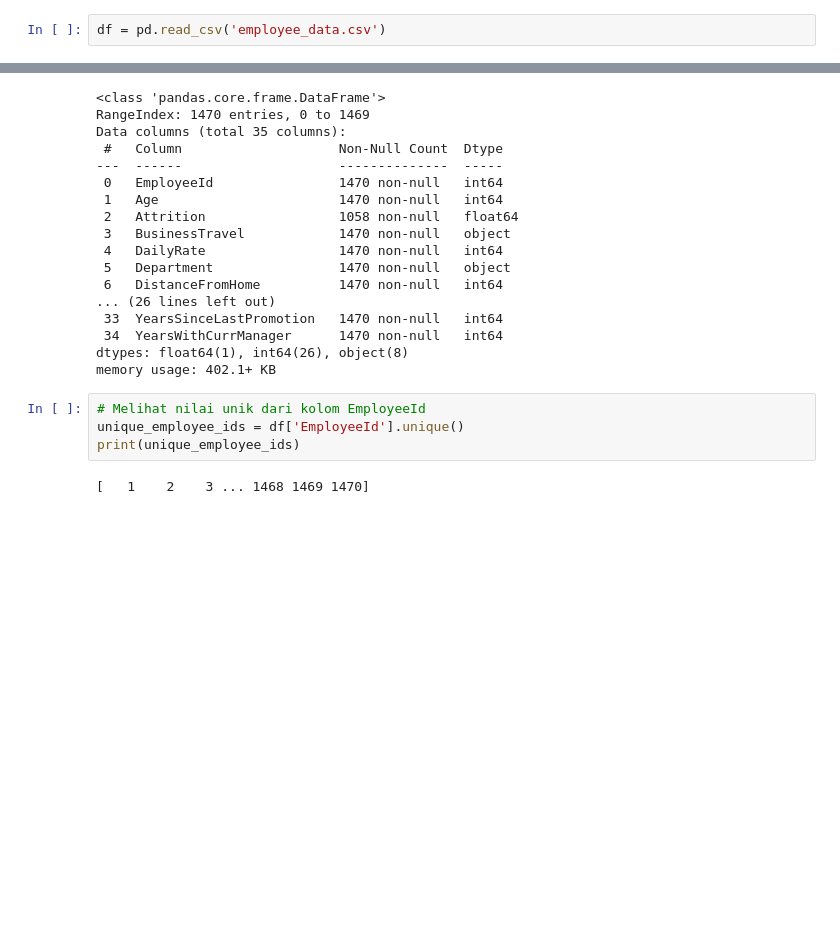
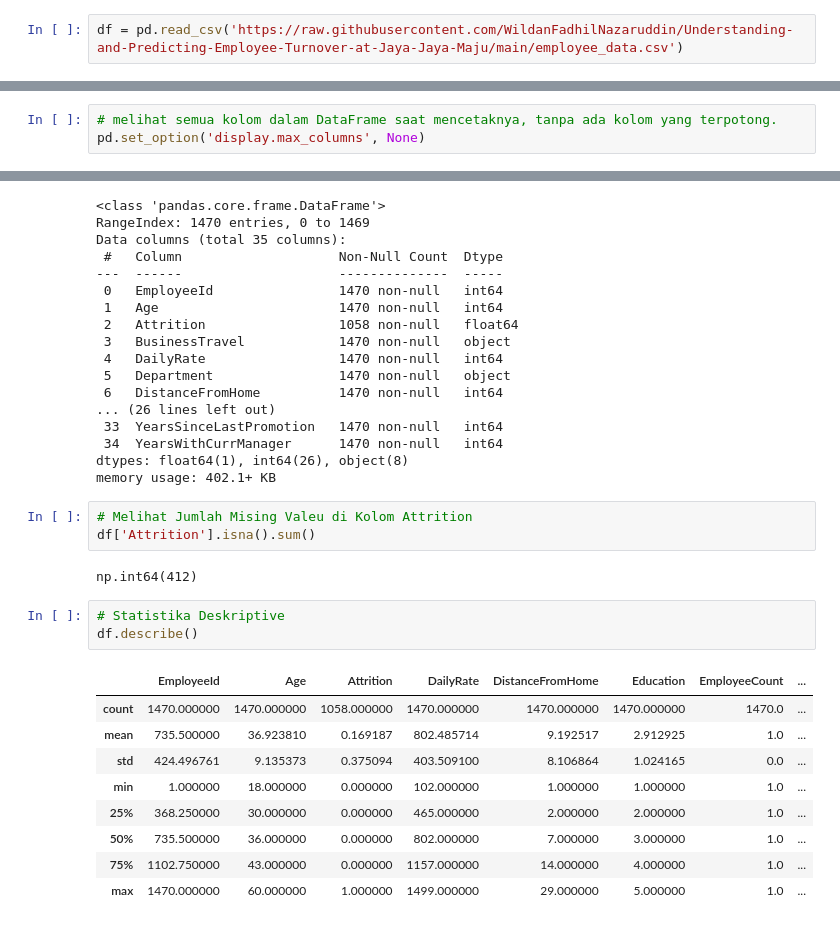
Before and after one commit to WildanFadhilNazaruddin/Understanding-and-Predicting-Employee-Turnover-at-Jaya-Jaya-Maju, a Jupyter notebook: model.ipynb, the cells around one changed output, grey strips where cells are left out. Saved outputs shown, nothing was run; the diff lists cells and outputs as text; blank space fills up the shorter version.

Commit message:
feat analisa data

```diff
--- a/model.ipynb
+++ b/model.ipynb
@@ -16,13 +22,16 @@ import sys
 # %% [markdown]
 ## Menyiapkan data yang akan diguankan
 # %%
-df = pd.read_csv('employee_data.csv')
+df = pd.read_csv('https://raw.githubusercontent.com/WildanFadhilNazaruddin/Understanding-and-Predicting-Employee-Turnover-at-Jaya-Jaya-Maju/main/employee_data.csv')
 # %% [markdown]
 ## Data Understanding
 # %% [markdown]
 #### Ringkasan Dataset
 # %% [markdown]
 ##### Melihat 5 baris teratas dari dataset
+# %%
+# melihat semua kolom dalam DataFrame saat mencetaknya, tanpa ada kolom yang terpotong.
+pd.set_option('display.max_columns', None)
 # %%
 df.head(5)
 # %% [output]
@@ -53,9 +61,21 @@ Data columns (total 35 columns):
  34  YearsWithCurrManager      1470 non-null   int64
 dtypes: float64(1), int64(26), object(8)
 memory usage: 402.1+ KB
-# %%
-# Melihat nilai unik dari kolom EmployeeId
-unique_employee_ids = df['EmployeeId'].unique()
-print(unique_employee_ids)
-# %% [output]
-[   1    2    3 ... 1468 1469 1470]
+# %%
+# Melihat Jumlah Mising Valeu di Kolom Attrition
+df['Attrition'].isna().sum()
+# %% [output]
+np.int64(412)
+# %%
+# Statistika Deskriptive
+df.describe()
+# %% [output]
+|  | EmployeeId | Age | Attrition | DailyRate | DistanceFromHome | Education | EmployeeCount | ... |
+| count | 1470.000000 | 1470.000000 | 1058.000000 | 1470.000000 | 1470.000000 | 1470.000000 | 1470.0 | ... |
+| mean | 735.500000 | 36.923810 | 0.169187 | 802.485714 | 9.192517 | 2.912925 | 1.0 | ... |
+| std | 424.496761 | 9.135373 | 0.375094 | 403.509100 | 8.106864 | 1.024165 | 0.0 | ... |
+| min | 1.000000 | 18.000000 | 0.000000 | 102.000000 | 1.000000 | 1.000000 | 1.0 | ... |
+| 25% | 368.250000 | 30.000000 | 0.000000 | 465.000000 | 2.000000 | 2.000000 | 1.0 | ... |
+| 50% | 735.500000 | 36.000000 | 0.000000 | 802.000000 | 7.000000 | 3.000000 | 1.0 | ... |
+| 75% | 1102.750000 | 43.000000 | 0.000000 | 1157.000000 | 14.000000 | 4.000000 | 1.0 | ... |
+| max | 1470.000000 | 60.000000 | 1.000000 | 1499.000000 | 29.000000 | 5.000000 | 1.0 | ... |
```
Also changed, not shown: parts of 5 cells of this notebook.
